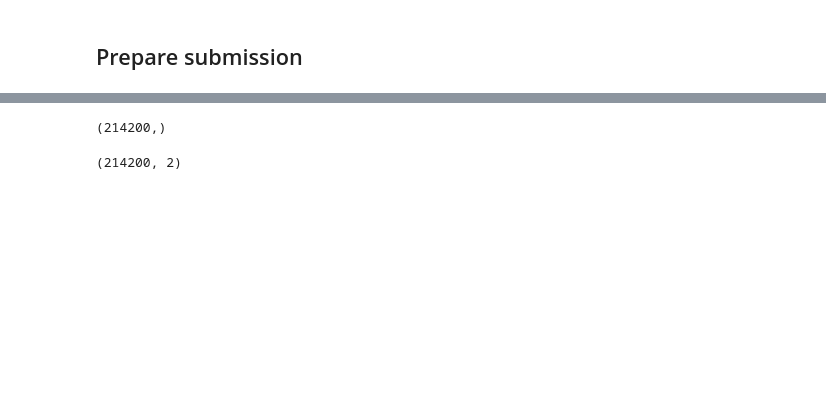
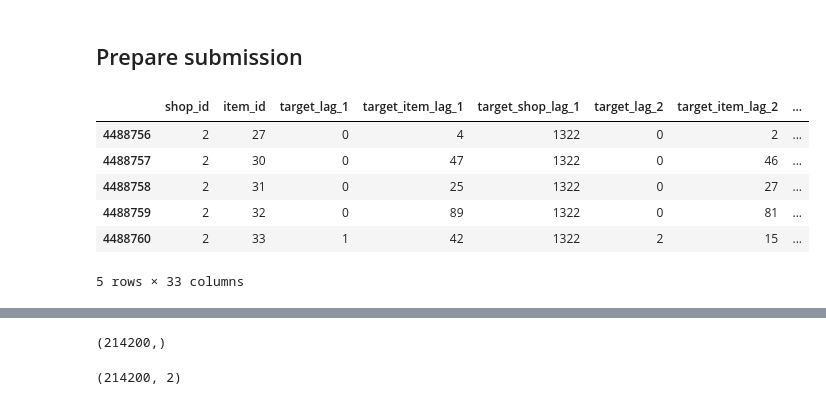
Before and after one commit to maviator/kaggle_coursera_course, a Jupyter notebook: script/MovingValidationPipeline.ipynb, the cells around one changed output, grey strips where cells are left out. Saved outputs shown, nothing was run; the diff lists cells and outputs as text; code cells hidden in the pictures; blank space fills up the shorter version.

```diff
--- a/script/MovingValidationPipeline.ipynb
+++ b/script/MovingValidationPipeline.ipynb
@@ -371,6 +407,16 @@ Month 29 Test RMSE 1.904281
 ## Take all train data
 X_train_all = all_data.drop(to_drop_cols, axis=1)
 y_train_all = all_data.target.values
+# %%
+X_train_all.head()
+# %% [output]
+|  | shop_id | item_id | target_lag_1 | target_item_lag_1 | target_shop_lag_1 | target_lag_2 | target_item_lag_2 | ... |
+| 4488756 | 2 | 27 | 0 | 4 | 1322 | 0 | 2 | ... |
+| 4488757 | 2 | 30 | 0 | 47 | 1322 | 0 | 46 | ... |
+| 4488758 | 2 | 31 | 0 | 25 | 1322 | 0 | 27 | ... |
+| 4488759 | 2 | 32 | 0 | 89 | 1322 | 0 | 81 | ... |
+| 4488760 | 2 | 33 | 1 | 42 | 1322 | 2 | 15 | ... |
+5 rows × 33 columns
 # %%
 X_train_all.target_lag_1.describe()
 # %%
```
Also changed, not shown: parts of 9 cells of this notebook, 2 other files.
